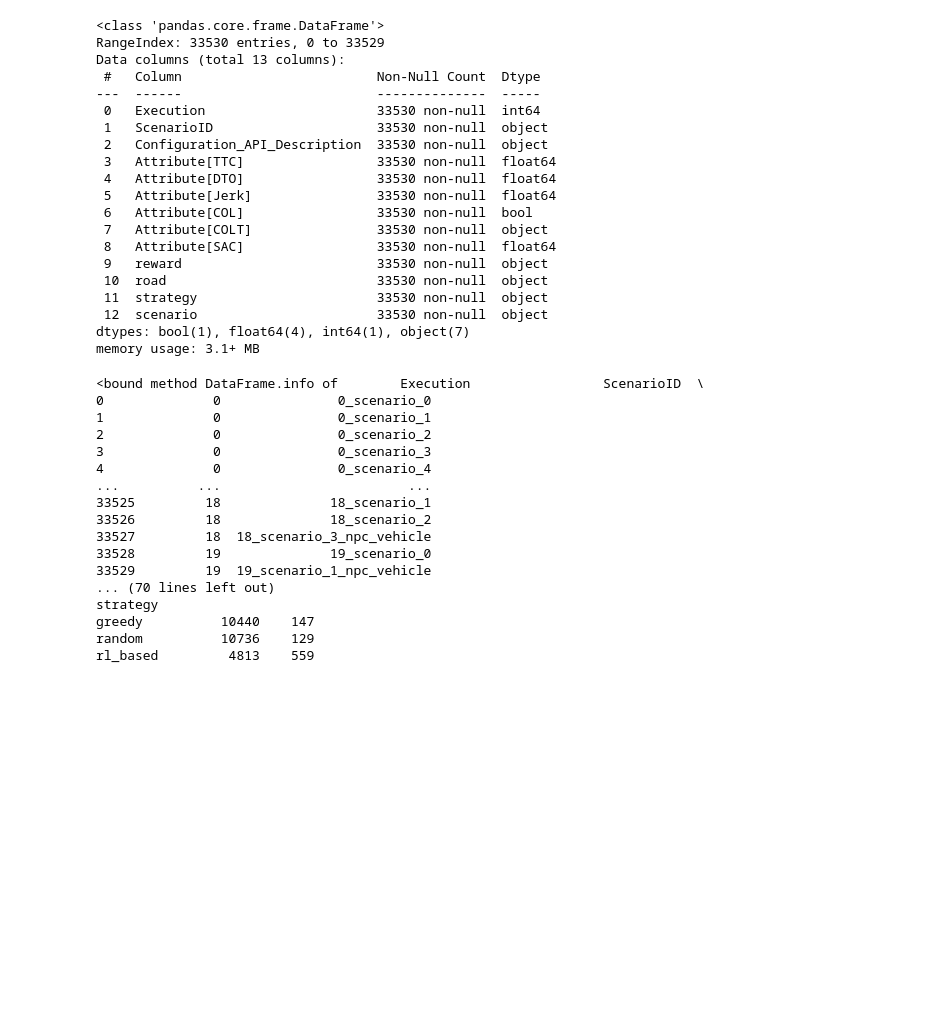
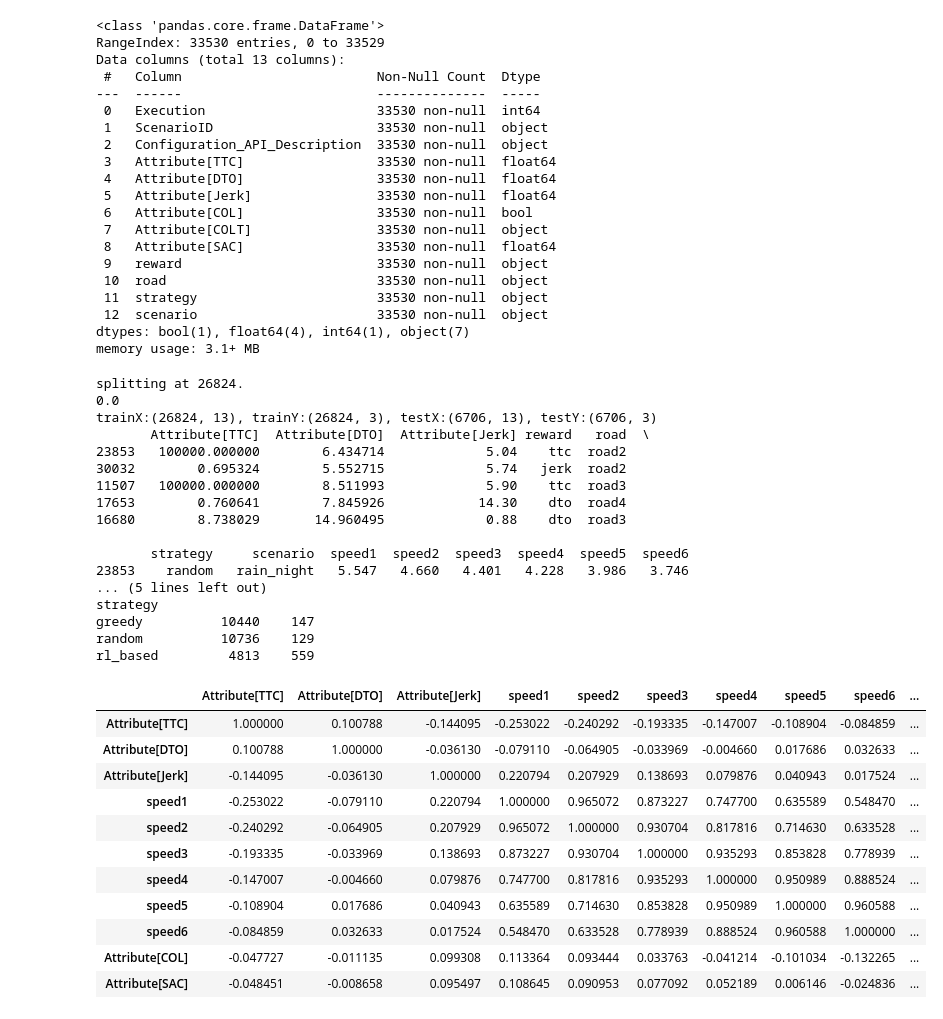
Before and after one commit to SigurdGH/MasterThesis, a Jupyter notebook: main/testing.ipynb, the cells around one changed output. Saved outputs shown, nothing was run; the diff lists cells and outputs as text; code cells hidden in the pictures; blank space fills up the shorter version.

```diff
--- a/main/testing.ipynb
+++ b/main/testing.ipynb
@@ -132,39 +132,53 @@ class DataManipulation():
 # %%
 dm = DataManipulation("../data/deep-scenario.csv")
 # dm.data = ("../data/deep-scenario.csv")
 dm.addFromXML("../data/dataFromXML.csv")
 
-print(dm.data.info)
+# print(min(dm.data["speed3"]))
 
 trainX, trainY, testX, testY = dm.splitTrainTest()
+print(min(trainX["speed3"]))
 print(f"trainX:{trainX.shape}, trainY:{trainY.shape}, testX:{testX.shape}, testY:{testY.shape}")
 print(trainX.head())
 # trainX.hist(bins=500, figsize=(20,15))
 max(trainX["Attribute[DTO]"])
 
 d = pd.concat([trainX, trainY], axis=1)
 df = d.groupby(['strategy', 'Attribute[COL]']).size()
 df = df.unstack()
 # Very few collisions
 print(df)
+d.corr()
 # %% [output]
-<bound method DataFrame.info of        Execution                 ScenarioID  \
-0              0               0_scenario_0
-1              0               0_scenario_1
-2              0               0_scenario_2
-3              0               0_scenario_3
-4              0               0_scenario_4
-...          ...                        ...
-33525         18              18_scenario_1
-33526         18              18_scenario_2
-33527         18  18_scenario_3_npc_vehicle
-33528         19              19_scenario_0
-33529         19  19_scenario_1_npc_vehicle
-... (70 lines left out)
+splitting at 26824.
+0.0
+trainX:(26824, 13), trainY:(26824, 3), testX:(6706, 13), testY:(6706, 3)
+       Attribute[TTC]  Attribute[DTO]  Attribute[Jerk] reward   road  \
+23853   100000.000000        6.434714             5.04    ttc  road2
+30032        0.695324        5.552715             5.74   jerk  road2
+11507   100000.000000        8.511993             5.90    ttc  road3
+17653        0.760641        7.845926            14.30    dto  road4
+16680        8.738029       14.960495             0.88    dto  road3
+
+       strategy     scenario  speed1  speed2  speed3  speed4  speed5  speed6
+23853    random   rain_night   5.547   4.660   4.401   4.228   3.986   3.746
+... (5 lines left out)
 strategy
 greedy          10440    147
 random          10736    129
 rl_based         4813    559
+|  | Attribute[TTC] | Attribute[DTO] | Attribute[Jerk] | speed1 | speed2 | speed3 | speed4 | speed5 | speed6 | ... |
+| Attribute[TTC] | 1.000000 | 0.100788 | -0.144095 | -0.253022 | -0.240292 | -0.193335 | -0.147007 | -0.108904 | -0.084859 | ... |
+| Attribute[DTO] | 0.100788 | 1.000000 | -0.036130 | -0.079110 | -0.064905 | -0.033969 | -0.004660 | 0.017686 | 0.032633 | ... |
+| Attribute[Jerk] | -0.144095 | -0.036130 | 1.000000 | 0.220794 | 0.207929 | 0.138693 | 0.079876 | 0.040943 | 0.017524 | ... |
+| speed1 | -0.253022 | -0.079110 | 0.220794 | 1.000000 | 0.965072 | 0.873227 | 0.747700 | 0.635589 | 0.548470 | ... |
+| speed2 | -0.240292 | -0.064905 | 0.207929 | 0.965072 | 1.000000 | 0.930704 | 0.817816 | 0.714630 | 0.633528 | ... |
+| speed3 | -0.193335 | -0.033969 | 0.138693 | 0.873227 | 0.930704 | 1.000000 | 0.935293 | 0.853828 | 0.778939 | ... |
+| speed4 | -0.147007 | -0.004660 | 0.079876 | 0.747700 | 0.817816 | 0.935293 | 1.000000 | 0.950989 | 0.888524 | ... |
+| speed5 | -0.108904 | 0.017686 | 0.040943 | 0.635589 | 0.714630 | 0.853828 | 0.950989 | 1.000000 | 0.960588 | ... |
+| speed6 | -0.084859 | 0.032633 | 0.017524 | 0.548470 | 0.633528 | 0.778939 | 0.888524 | 0.960588 | 1.000000 | ... |
+| Attribute[COL] | -0.047727 | -0.011135 | 0.099308 | 0.113364 | 0.093444 | 0.033763 | -0.041214 | -0.101034 | -0.132265 | ... |
+| Attribute[SAC] | -0.048451 | -0.008658 | 0.095497 | 0.108645 | 0.090953 | 0.077092 | 0.052189 | 0.006146 | -0.024836 | ... |
 # %%
 class Predicter():
     """
```
Also changed, not shown: parts of 3 cells of this notebook.
